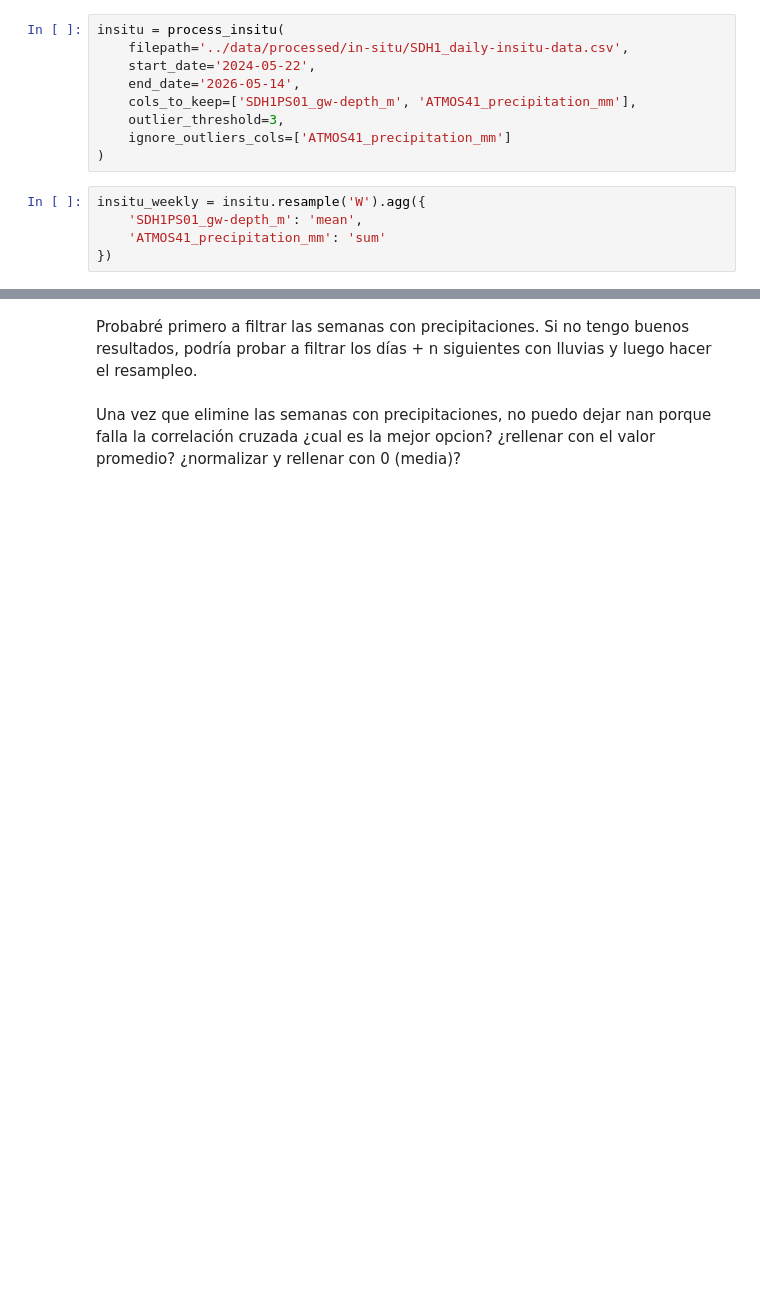
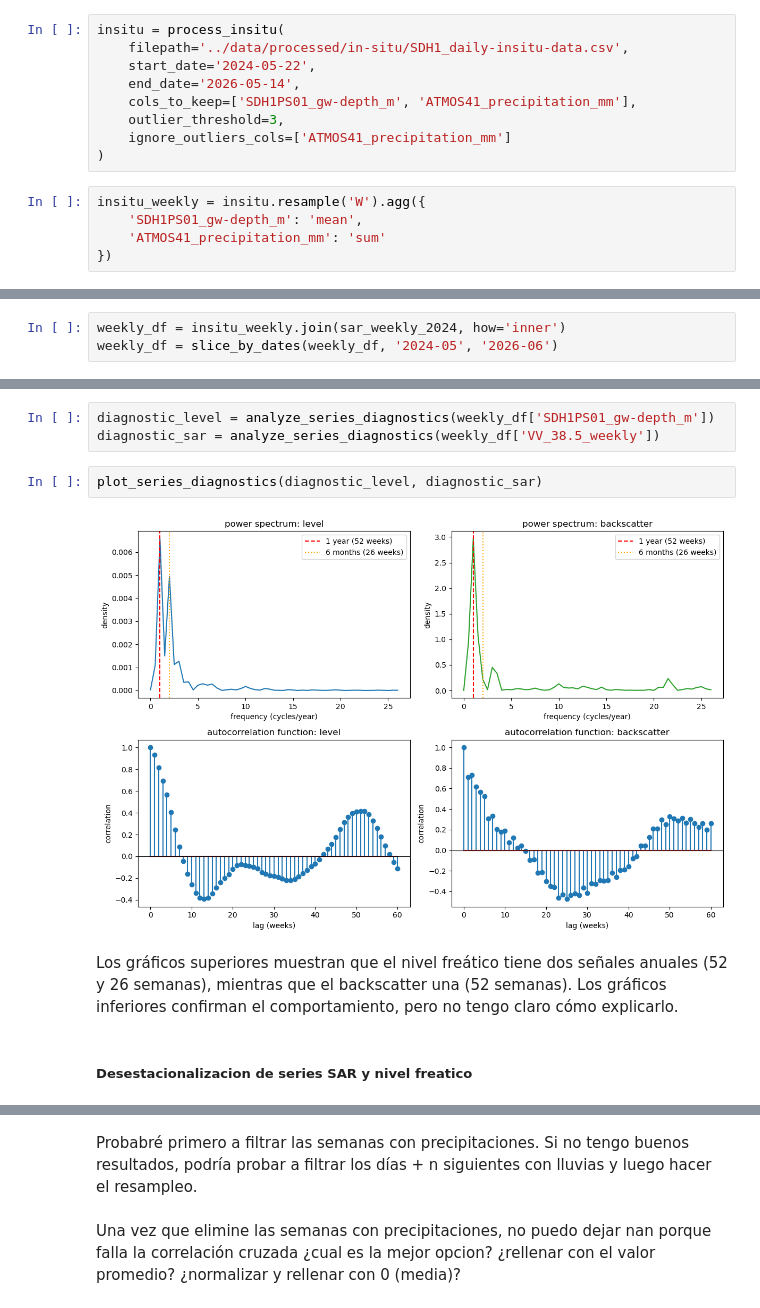
Before and after one commit to pibonacic/groundwater-remote-sensing, a Jupyter notebook: code/30_validation_s1_v2.ipynb, the cells around one changed output, grey strips where cells are left out. Saved outputs shown, nothing was run; the diff lists cells and outputs as text; blank space fills up the shorter version.

```diff
--- a/code/30_validation_s1_v2.ipynb
+++ b/code/30_validation_s1_v2.ipynb
@@ -162,0 +192,3 @@ daily_df
+# %%
+weekly_df = insitu_weekly.join(sar_weekly_2024, how='inner')
+weekly_df = slice_by_dates(weekly_df, '2024-05', '2026-06')
@@ -162,0 +563,11 @@ daily_df
+# %%
+diagnostic_level = analyze_series_diagnostics(weekly_df['SDH1PS01_gw-depth_m'])
+diagnostic_sar = analyze_series_diagnostics(weekly_df['VV_38.5_weekly'])
+# %%
+plot_series_diagnostics(diagnostic_level, diagnostic_sar)
+# %% [output]
+[figure, added]
+# %% [markdown]
+Los gráficos superiores muestran que el nivel freático tiene dos señales anuales (52 y 26 semanas), mientras que el backscatter una (52 semanas). Los gráficos inferiores confirman el comportamiento, pero no tengo claro cómo explicarlo.
+# %% [markdown]
+##### Desestacionalizacion de series SAR y nivel freatico
```
Also changed, not shown: parts of 86 cells of this notebook.
